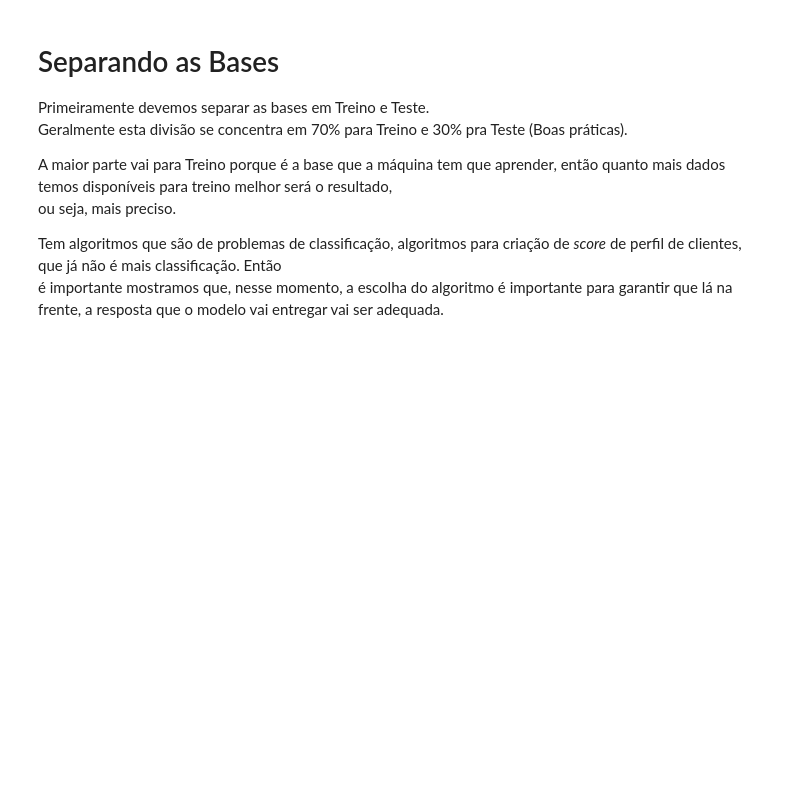
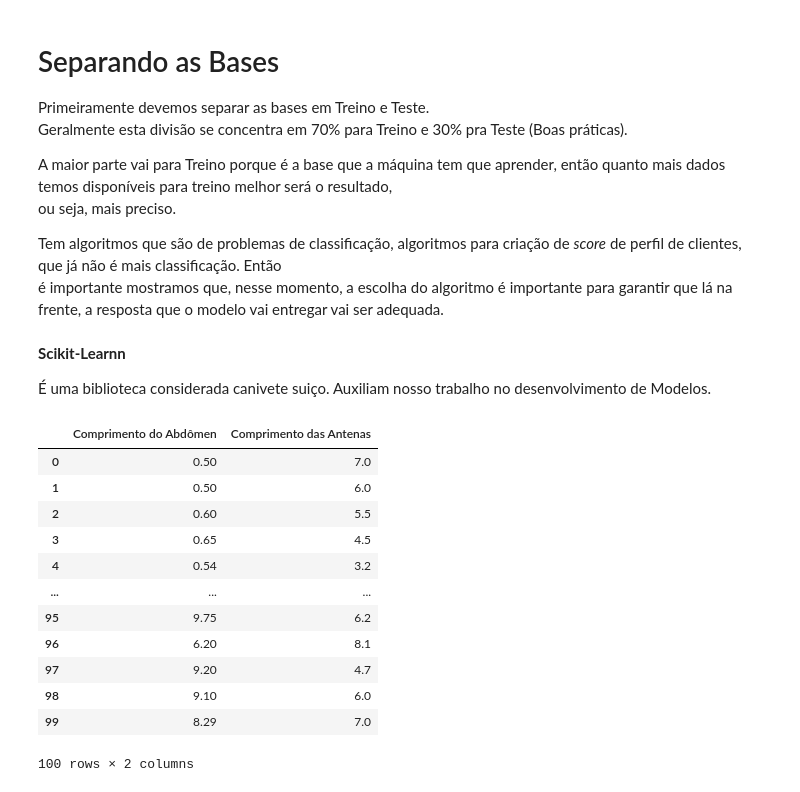
Before and after one commit to DeboraPascoarelli/FIAP_F2A06_MACHINE_LEARNING_AVANCADO, a Jupyter notebook: F2_A6_01-Modelos_de_Classificacao.ipynb, the cells around one changed output. Saved outputs shown, nothing was run; the diff lists cells and outputs as text; code cells hidden in the pictures; blank space fills up the shorter version.

```diff
--- a/F2_A6_01-Modelos_de_Classificacao.ipynb
+++ b/F2_A6_01-Modelos_de_Classificacao.ipynb
@@ -79,3 +79,7 @@ ou seja, mais preciso.
 
 Tem algoritmos que são de problemas de classificação, algoritmos para criação de *score* de perfil de clientes, que já não é mais classificação. Então
 é importante mostramos que, nesse momento, a escolha do algoritmo é importante para garantir que lá na frente, a resposta que o modelo vai entregar vai ser adequada.
+# %% [markdown]
+**Scikit-Learnn**
+
+É uma biblioteca considerada canivete suiço. Auxiliam nosso trabalho no desenvolvimento de Modelos.
@@ -81,0 +91,19 @@ Tem algoritmos que são de problemas de classificação, algoritmos para criaç
+# %%
+# na variável x colocamos as variáveis características e na y colocamos a variável target
+x = dados[['Comprimento do Abdômen', 'Comprimento das Antenas']]
+# %%
+x
+# %% [output]
+|  | Comprimento do Abdômen | Comprimento das Antenas |
+| 0 | 0.50 | 7.0 |
+| 1 | 0.50 | 6.0 |
+| 2 | 0.60 | 5.5 |
+| 3 | 0.65 | 4.5 |
+| 4 | 0.54 | 3.2 |
+| ... | ... | ... |
+| 95 | 9.75 | 6.2 |
+| 96 | 6.20 | 8.1 |
+| 97 | 9.20 | 4.7 |
+| 98 | 9.10 | 6.0 |
+| 99 | 8.29 | 7.0 |
+100 rows × 2 columns
```
Also changed, not shown: parts of 4 cells of this notebook.
